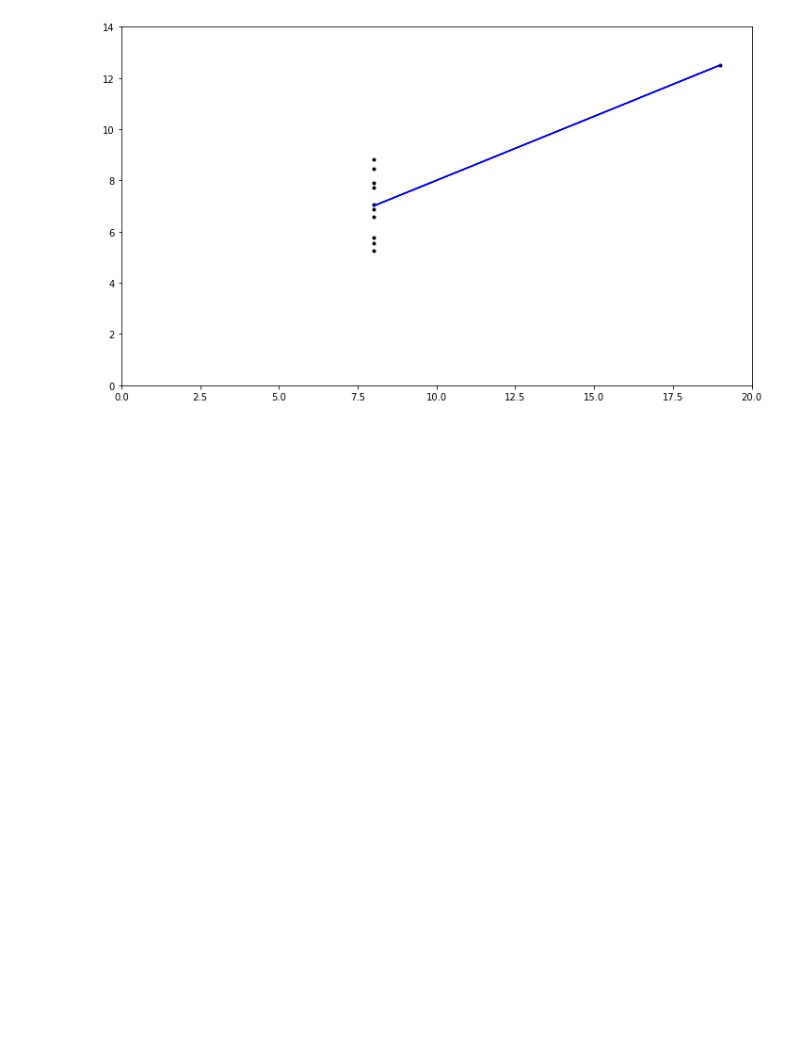
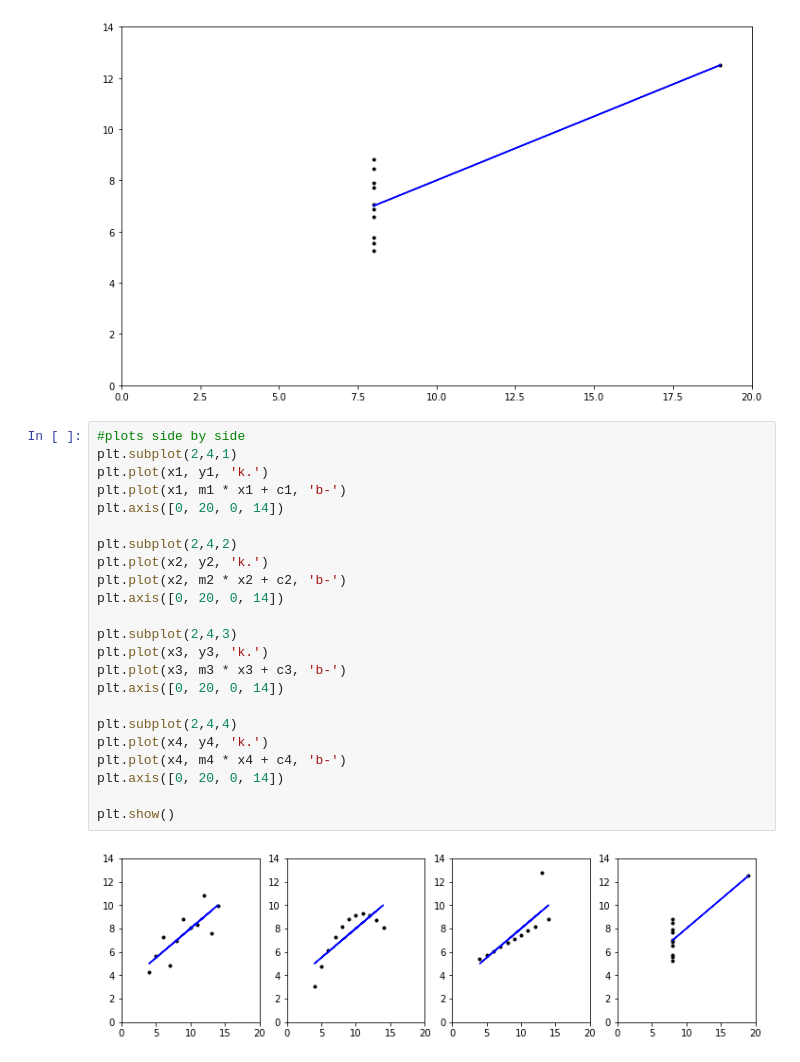
Before and after one commit to Nayade2lu/anscombes, a Jupyter notebook: Anscombes.ipynb, the cells around one changed output. Saved outputs shown, nothing was run; the diff lists cells and outputs as text; blank space fills up the shorter version.

Commit message:
interest of the data set and show plots side by side

```diff
--- a/Anscombes.ipynb
+++ b/Anscombes.ipynb
@@ -227,3 +224,28 @@ plt.axis([0, 20, 0, 14])
 plt.show()
 # %% [output]
 [figure]
+# %%
+#plots side by side
+plt.subplot(2,4,1)
+plt.plot(x1, y1, 'k.')
+plt.plot(x1, m1 * x1 + c1, 'b-')
+plt.axis([0, 20, 0, 14])
+
+plt.subplot(2,4,2)
+plt.plot(x2, y2, 'k.')
+plt.plot(x2, m2 * x2 + c2, 'b-')
+plt.axis([0, 20, 0, 14])
+
+plt.subplot(2,4,3)
+plt.plot(x3, y3, 'k.')
+plt.plot(x3, m3 * x3 + c3, 'b-')
+plt.axis([0, 20, 0, 14])
+
+plt.subplot(2,4,4)
+plt.plot(x4, y4, 'k.')
+plt.plot(x4, m4 * x4 + c4, 'b-')
+plt.axis([0, 20, 0, 14])
+
+plt.show()
+# %% [output]
+[figure, added]
```
Also changed, not shown: parts of 4 cells of this notebook.
